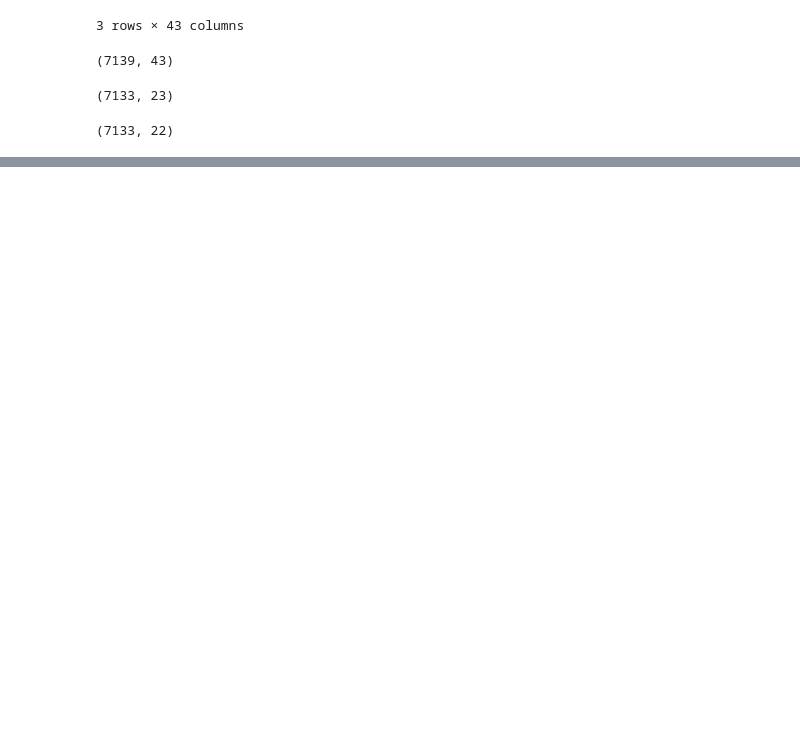
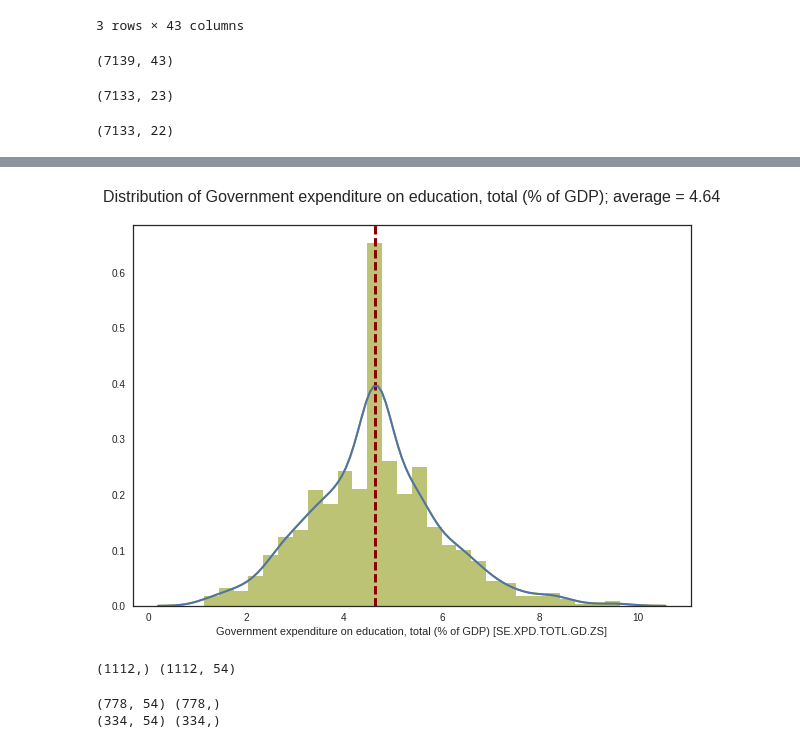
Before and after one commit to dsalicath/ECON628-01-dsalicath, a Jupyter notebook: Project2.ipynb, the cells around one changed output, grey strips where cells are left out. Drawn from its saved outputs; the diff is of its cells as text; code cells hidden in the pictures; blank space fills up the shorter version.

```diff
--- a/Project2.ipynb
+++ b/Project2.ipynb
@@ -277,0 +317,22 @@ df.head(3)
+# %%
+def dist_plotter(title, data, color):
+    ''' here we set the canvas'''
+    sns.set(rc={"figure.figsize": (10, 7)})
+    sns.set_style('white')
+
+    '''here we set the components of the graph'''
+    dist = sns.distplot(data, hist_kws={'alpha':0.6}, kde_kws={'linewidth':2}, color = color)
+
+    '''here we define the mean and the components for the mean line'''
+    dist.axvline(np.mean(data), lw=3, c='darkred', ls='--')
+    average_roll = '{0:.2f}'.format(np.mean(data))
+
+    '''here we add the title'''
+    title = 'Distribution of ' + title + '; average = '  + average_roll + '\n'
+    dist.set_title(title, fontsize=16)
+
+    dist = sns.distplot(data, hist_kws={'alpha':0.2}, kde_kws={'linewidth':2})
+# %%
+dist_plotter("Government expenditure on education, total (% of GDP)", df['Government expenditure on education, total (% of GDP) [SE.XPD.TOTL.GD.ZS]'], 'y')
+# %% [output]
+[figure, added]
@@ -277,0 +342,19 @@ df.head(3)
+# %%
+columns_ = df.columns.tolist()
+exclude_cols = df['Current education expenditure, total (% of total expenditure in public institutions) [SE.XPD.CTOT.ZS]']
+
+y = df['Current education expenditure, total (% of total expenditure in public institutions) [SE.XPD.CTOT.ZS]']
+
+X = df[[i for i in columns_ if i not in exclude_cols]]
+print y.shape, X.shape
+# %% [output]
+(1112,) (1112, 54)
+# %%
+from sklearn.cross_validation import train_test_split
+
+X_train, X_test, y_train, y_test = train_test_split(X, y, test_size=0.30, random_state=10)
+print X_train.shape, y_train.shape
+print X_test.shape, y_test.shape
+# %% [output]
+(778, 54) (778,)
+(334, 54) (334,)
```
Also changed, not shown: parts of 22 cells of this notebook.
